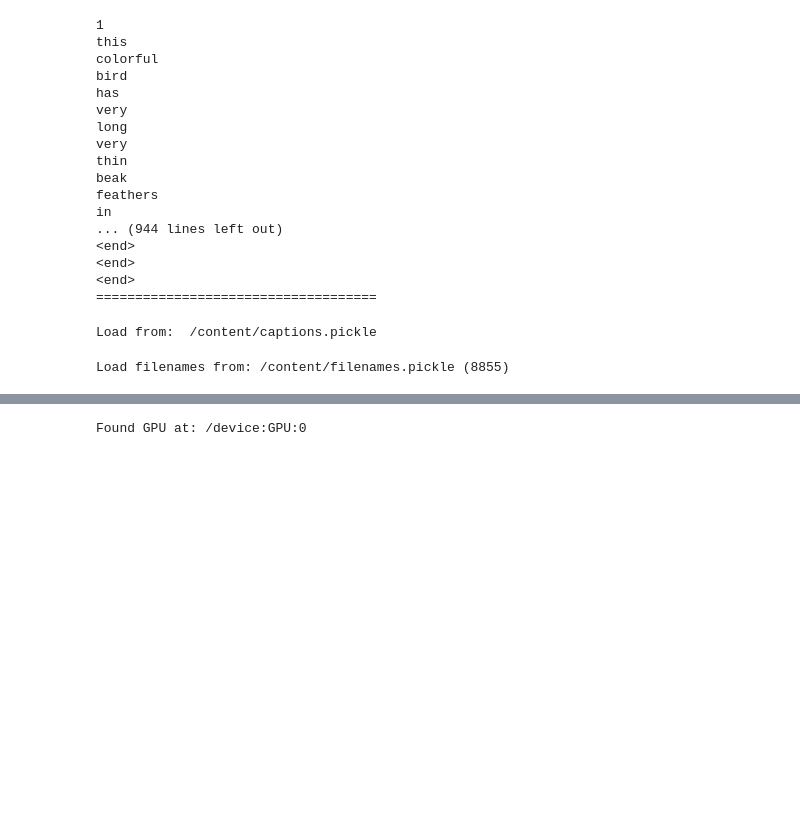
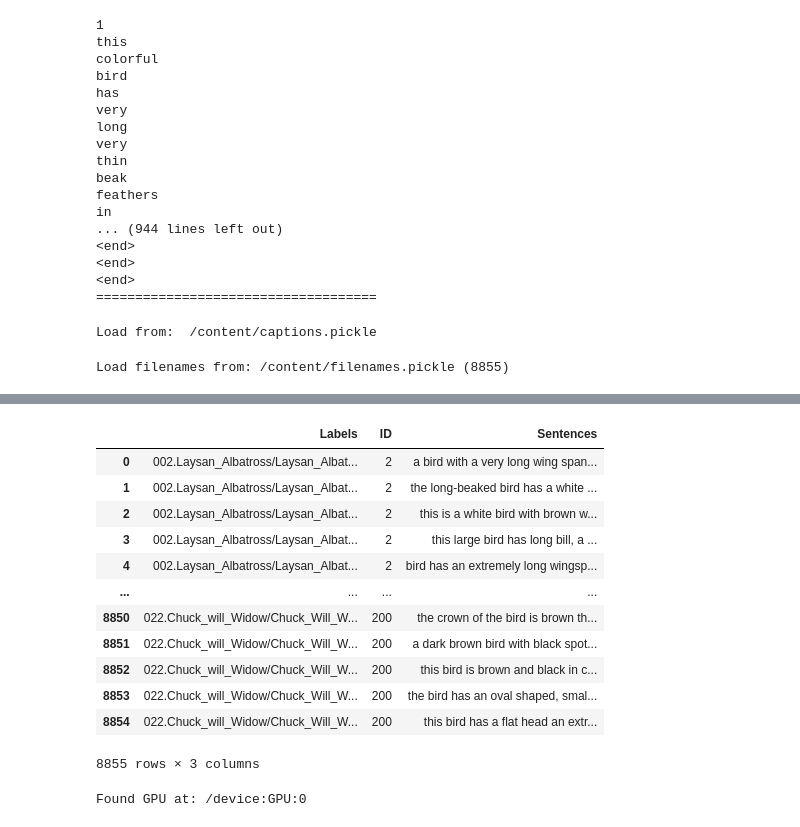
Before and after one commit to Meghana07/CUB-Attn-GAN, a Jupyter notebook: theNotebook/TextEncoderCubAttn.ipynb, the cells around one changed output, grey strips where cells are left out. Saved outputs shown, nothing was run; the diff lists cells and outputs as text; code cells hidden in the pictures; blank space fills up the shorter version.

```diff
--- a/theNotebook/TextEncoderCubAttn.ipynb
+++ b/theNotebook/TextEncoderCubAttn.ipynb
@@ -1547,0 +1549,4 @@ filenames[10]
+# %%
+labels_id = []
+for name in filenames:
+  labels_id.append(int(name[:3]))
@@ -1552,7 +1571,23 @@ filenames
 # %%
 import pandas as pd
 # %%
-df = pd.DataFrame(list(zip(labels, sentences)), columns =['Labels', 'Sentences'])
+df = pd.DataFrame(list(zip(labels, labels_id, sentences)), columns =['Labels', 'ID', 'Sentences'])
+# %%
+df
+# %% [output]
+|  | Labels | ID | Sentences |
+| 0 | 002.Laysan_Albatross/Laysan_Albat... | 2 | a bird with a very long wing span... |
+| 1 | 002.Laysan_Albatross/Laysan_Albat... | 2 | the long-beaked bird has a white ... |
+| 2 | 002.Laysan_Albatross/Laysan_Albat... | 2 | this is a white bird with brown w... |
+| 3 | 002.Laysan_Albatross/Laysan_Albat... | 2 | this large bird has long bill, a ... |
+| 4 | 002.Laysan_Albatross/Laysan_Albat... | 2 | bird has an extremely long wingsp... |
+| ... | ... | ... | ... |
+| 8850 | 022.Chuck_will_Widow/Chuck_Will_W... | 200 | the crown of the bird is brown th... |
+| 8851 | 022.Chuck_will_Widow/Chuck_Will_W... | 200 | a dark brown bird with black spot... |
+| 8852 | 022.Chuck_will_Widow/Chuck_Will_W... | 200 | this bird is brown and black in c... |
+| 8853 | 022.Chuck_will_Widow/Chuck_Will_W... | 200 | the bird has an oval shaped, smal... |
+| 8854 | 022.Chuck_will_Widow/Chuck_Will_W... | 200 | this bird has a flat head an extr... |
+8855 rows × 3 columns
 # %%
 df.to_csv('CUB_captions.csv')
 # %%
```
Also changed, not shown: parts of 13 cells of this notebook.
